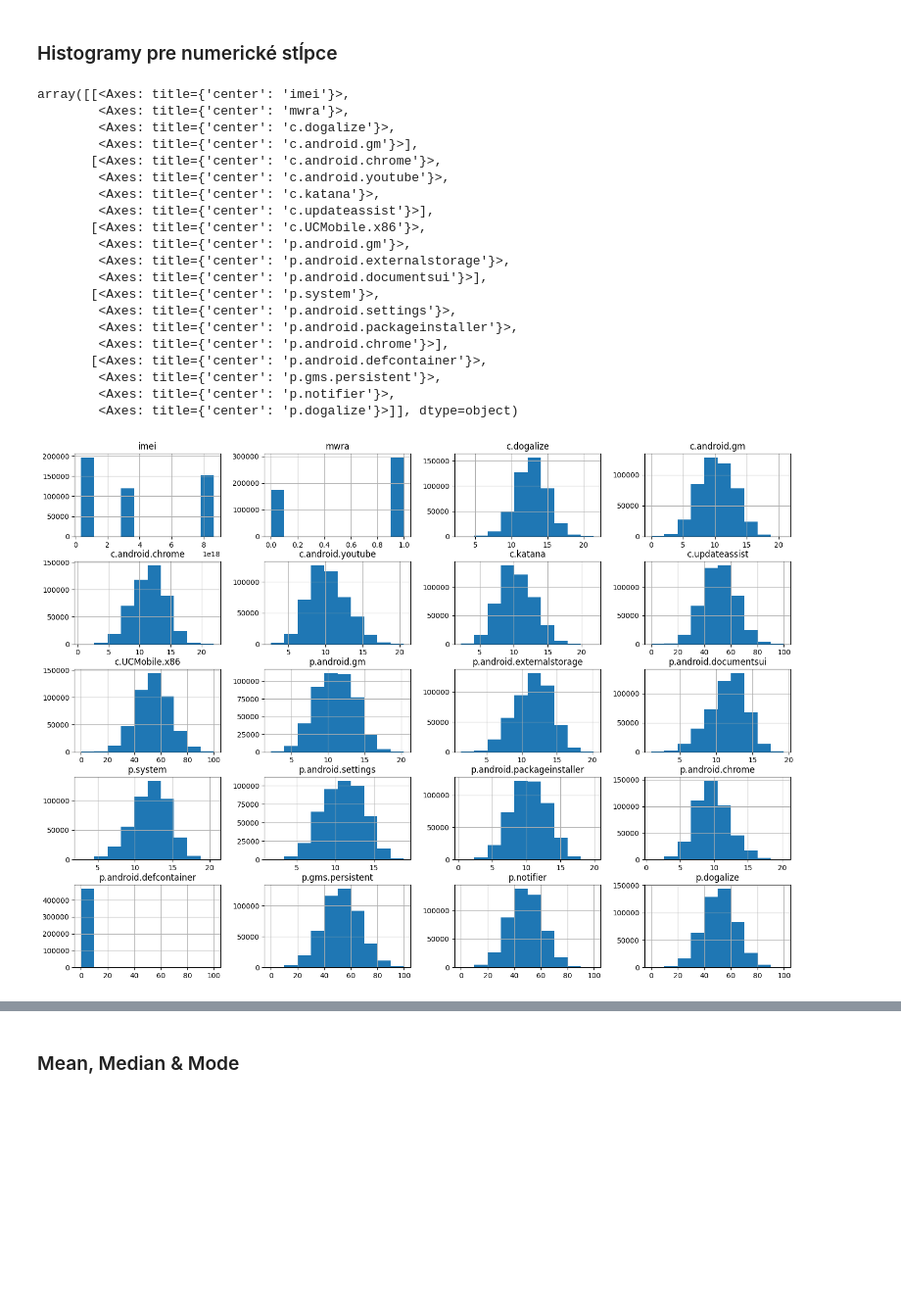
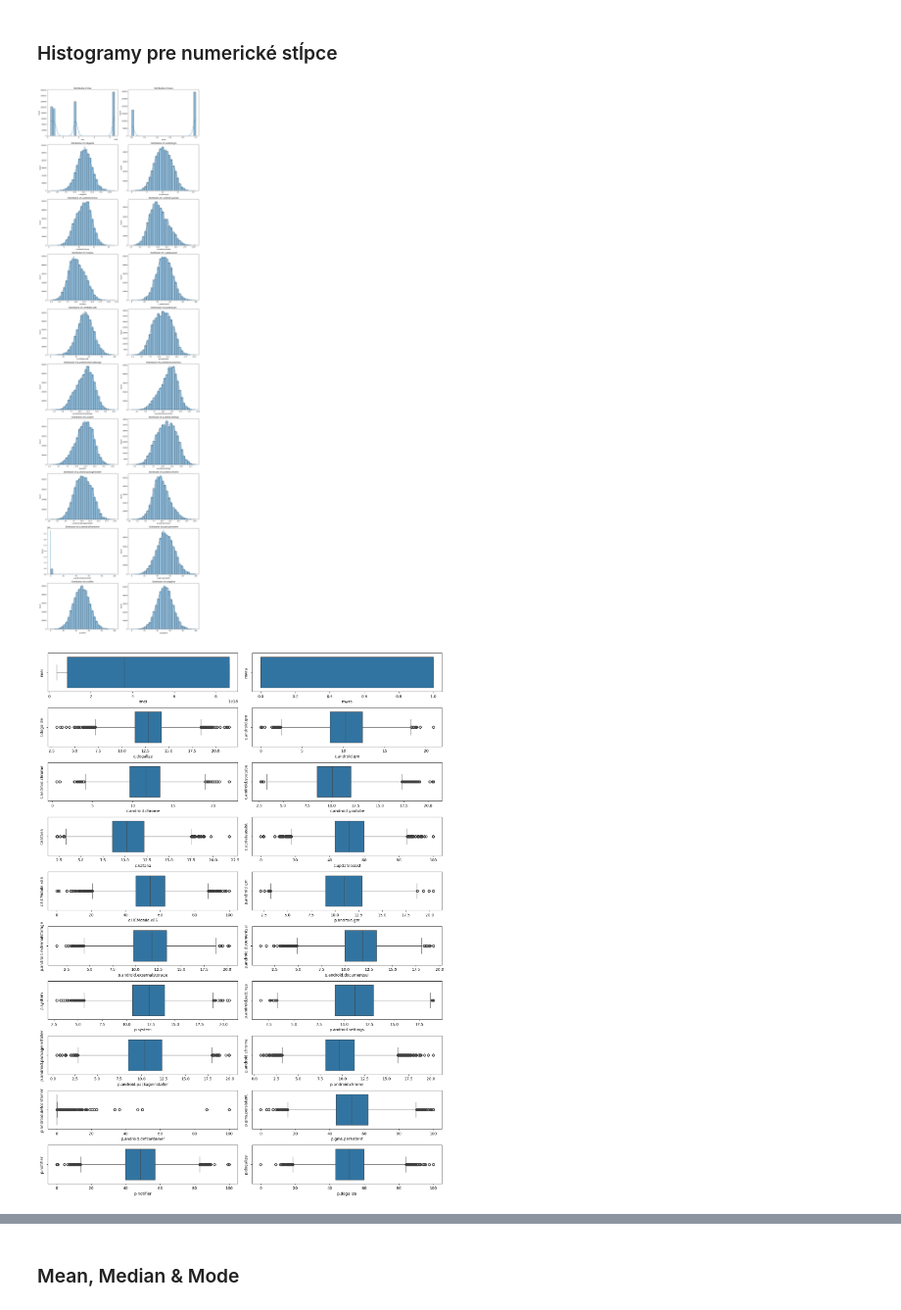
Before and after one commit to brenky7/IAU_projekt, a Jupyter notebook: projekt.ipynb, the cells around one changed output, grey strips where cells are left out. Shown at 98% size. Cells and saved outputs as stored; diff of their text form; code cells hidden in the pictures; blank space fills up the shorter version.

```diff
--- a/projekt.ipynb
+++ b/projekt.ipynb
@@ -112,6 +364,7 @@ merged_con_dev = pd.merge(relevant_connections, relevant_devices, on="imei", how
 merged_con_dev_proc = pd.merge(merged_con_dev, relevant_processes, on=["imei", "mwra", "ts"], how="outer")
 merged_data = pd.merge(merged_con_dev_proc, relevant_profiles, on="imei", how="outer")
 
+"""
 numeric_columns = [
     'c.dogalize', 'c.android.gm', 'c.android.chrome',
     'c.android.youtube', 'c.katana', 'c.updateassist',
@@ -125,6 +378,10 @@ numeric_columns = [
 categorical_columns = [
     "ts", "store_name", "code", "location", "company"
 ]
+"""
+
+numeric_columns = merged_data.select_dtypes(include=['number'])
+categorical_columns = merged_data.select_dtypes(exclude=['number'])
 
 columns = numeric_columns + categorical_columns
 # %% [markdown]
@@ -152,18 +409,20 @@ Klein, Perry and Rivera            23
 Cummings, Jacobs and Williams      23
 Name: count, Length: 2460, dtype: int64
 # %%
-num_plots = len(categorical_columns)
+cat_col = categorical_columns.columns
+num_plots = len(cat_col)
 num_cols = 2
 num_rows = (num_plots // num_cols) + (num_plots % num_cols > 0)
 
 fig, axes = plt.subplots(nrows=num_rows, ncols=num_cols, figsize=(15, num_rows * 5))
 axes = axes.flatten()
 
-for i, col in enumerate(categorical_columns):
-    sns.countplot(y=col, data=merged_data, order=merged_data[col].value_counts().index[:15], ax=axes[i])
+for i, col in enumerate(cat_col):
+    sns.countplot(x=col, data=merged_data, order=merged_data[col].value_counts().index[:15], ax=axes[i])
     axes[i].set_title(f'Top 15 {col}')
-    axes[i].set_xlabel('Počet')
-    axes[i].set_ylabel(col)
+    axes[i].set_ylabel('Počet')
+    axes[i].set_xlabel(col)
+    axes[i].tick_params(axis='x', rotation=90)
 
 for j in range(i + 1, len(axes)):
     fig.delaxes(axes[j])
@@ -175,26 +434,44 @@ plt.show()
 # %% [markdown]
 ### Histogramy pre numerické stĺpce
 # %%
-merged_data.hist(bins=10, figsize=(18, 13))
+#merged_data.hist(bins=10, figsize=(18, 13))
+num_col = numeric_columns.columns
+num_plots = len(num_col)
+num_cols = 2
+num_rows = (num_plots // num_cols) + (num_plots % num_cols > 0)
+
+fig, axes = plt.subplots(nrows=num_rows, ncols=num_cols, figsize=(15, num_rows * 5))
+axes = axes.flatten()
+
+for i, col in enumerate(num_col):
+    sns.histplot(merged_data[col], bins=30, kde=True, ax=axes[i])
+    axes[i].set_title(f'Distribution of {col}')
+    axes[i].set_ylabel('Count')
+
+for j in range(i + 1, len(axes)):
+    fig.delaxes(axes[j])
+
+plt.tight_layout()
+plt.show()
 # %% [output]
-array([[<Axes: title={'center': 'imei'}>,
-        <Axes: title={'center': 'mwra'}>,
-        <Axes: title={'center': 'c.dogalize'}>,
-        <Axes: title={'center': 'c.android.gm'}>],
-       [<Axes: title={'center': 'c.android.chrome'}>,
-        <Axes: title={'center': 'c.android.youtube'}>,
-        <Axes: title={'center': 'c.katana'}>,
-        <Axes: title={'center': 'c.updateassist'}>],
-       [<Axes: title={'center': 'c.UCMobile.x86'}>,
-        <Axes: title={'center': 'p.android.gm'}>,
-        <Axes: title={'center': 'p.android.externalstorage'}>,
-        <Axes: title={'center': 'p.android.documentsui'}>],
-       [<Axes: title={'center': 'p.system'}>,
-        <Axes: title={'center': 'p.android.settings'}>,
-        <Axes: title={'center': 'p.android.packageinstaller'}>,
-        <Axes: title={'center': 'p.android.chrome'}>],
-       [<Axes: title={'center': 'p.android.defcontainer'}>,
-        <Axes: title={'center': 'p.gms.persistent'}>,
-        <Axes: title={'center': 'p.notifier'}>,
-        <Axes: title={'center': 'p.dogalize'}>]], dtype=object)
-[figure, old version]
+[figure, new version]
+# %%
+num_col = numeric_columns.columns
+num_plots = len(num_col)
+num_cols = 2
+num_rows = (num_plots // num_cols) + (num_plots % num_cols > 0)
+
+fig, axes = plt.subplots(nrows=num_rows, ncols=num_cols, figsize=(15, num_rows * 2))
+axes = axes.flatten()
+
+for i, col in enumerate(num_col):
+    sns.boxplot(x=col, data=merged_data, ax=axes[i])
+    axes[i].set_ylabel(col)
+
+for j in range(i + 1, len(axes)):
+    fig.delaxes(axes[j])
+
+plt.tight_layout()
+plt.show()
+# %% [output]
+[figure, added]
```
Also changed, not shown: parts of 44 cells of this notebook.
